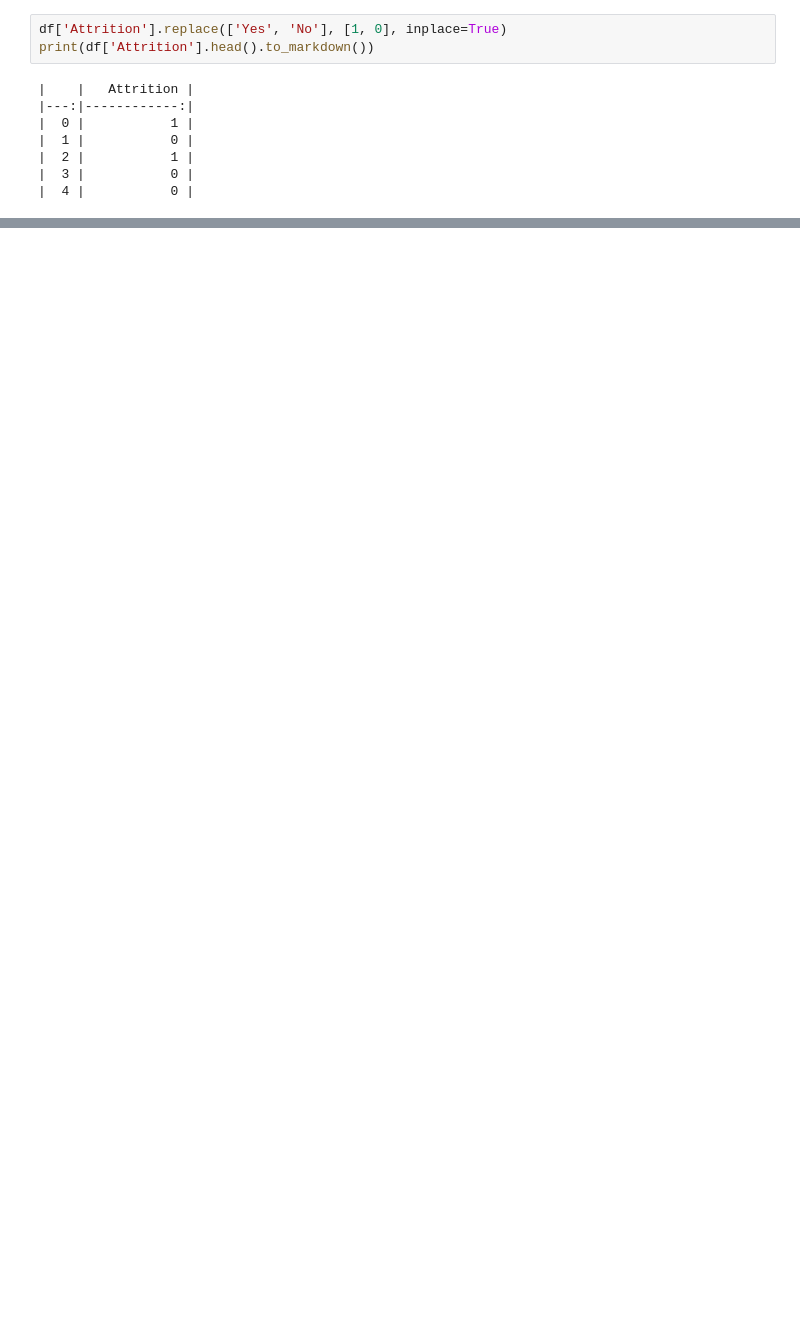
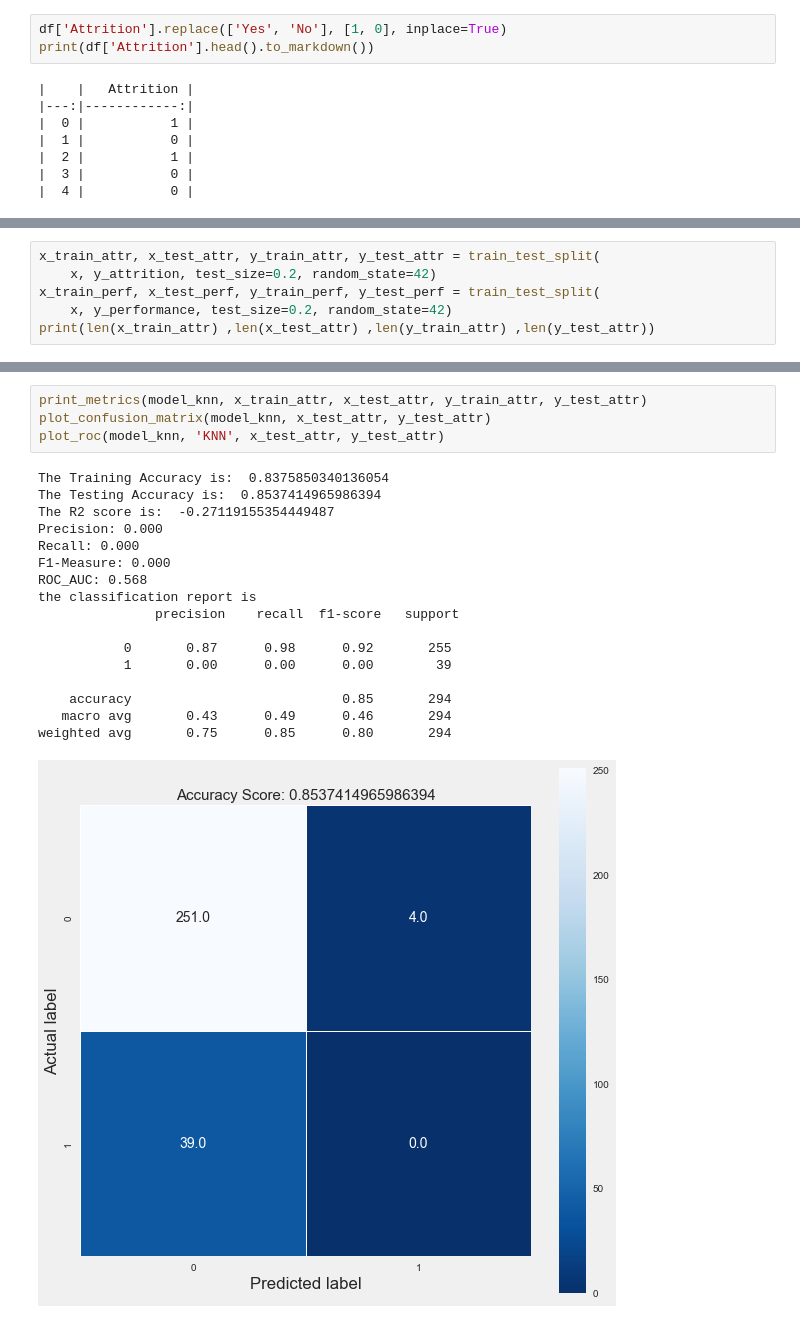
Before and after one commit to Shehab37/Regressors-and-Classifiers-comparison, a Jupyter notebook: comparison_on_IBM_data.ipynb, the cells around one changed output, grey strips where cells are left out. Saved outputs shown, nothing was run; the diff lists cells and outputs as text; blank space fills up the shorter version.

```diff
--- a/comparison_on_IBM_data.ipynb
+++ b/comparison_on_IBM_data.ipynb
@@ -196,0 +217,6 @@ array([[41, 'Travel_Rarely', 1102, ..., 4, 0, 5],
+# %%
+x_train_attr, x_test_attr, y_train_attr, y_test_attr = train_test_split(
+    x, y_attrition, test_size=0.2, random_state=42)
+x_train_perf, x_test_perf, y_train_perf, y_test_perf = train_test_split(
+    x, y_performance, test_size=0.2, random_state=42)
+print(len(x_train_attr) ,len(x_test_attr) ,len(y_train_attr) ,len(y_test_attr))
@@ -221,0 +265,22 @@ ValueError: could not convert string to float: 'Travel_Rarely'
+# %%
+print_metrics(model_knn, x_train_attr, x_test_attr, y_train_attr, y_test_attr)
+plot_confusion_matrix(model_knn, x_test_attr, y_test_attr)
+plot_roc(model_knn, 'KNN', x_test_attr, y_test_attr)
+# %% [output]
+The Training Accuracy is:  0.8375850340136054
+The Testing Accuracy is:  0.8537414965986394
+The R2 score is:  -0.27119155354449487
+Precision: 0.000
+Recall: 0.000
+F1-Measure: 0.000
+ROC_AUC: 0.568
+the classification report is
+               precision    recall  f1-score   support
+
+           0       0.87      0.98      0.92       255
+           1       0.00      0.00      0.00        39
+
+    accuracy                           0.85       294
+   macro avg       0.43      0.49      0.46       294
+weighted avg       0.75      0.85      0.80       294
+[figure, added]
```
Also changed, not shown: parts of 20 cells of this notebook.
